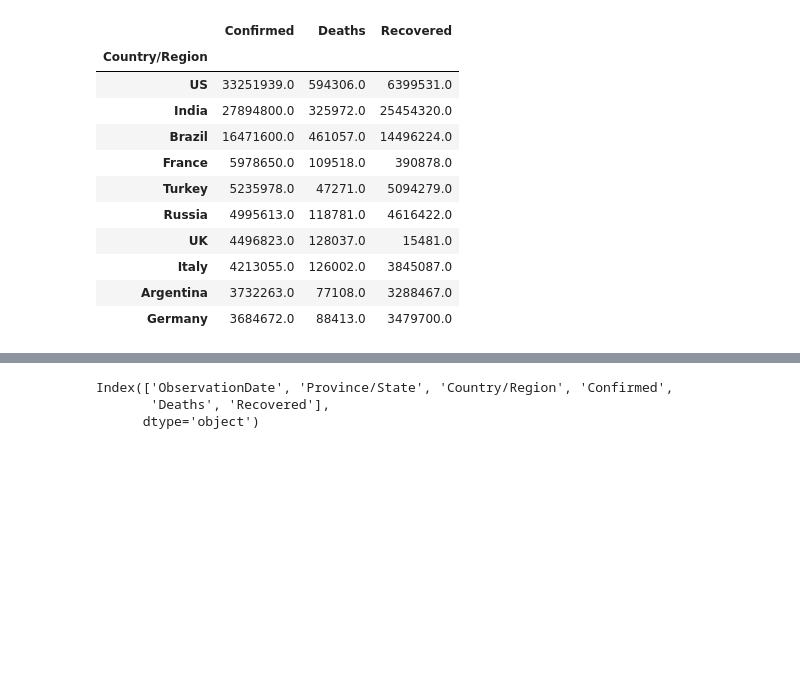
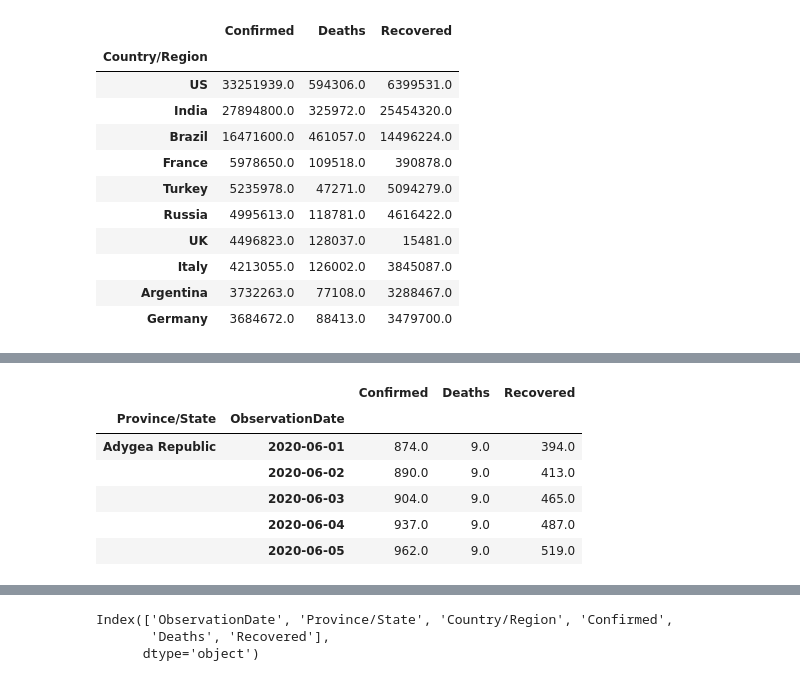
Before and after one commit to Swift-ya/data_analytics, a Jupyter notebook: 6_covid.ipynb, the cells around one changed output, grey strips where cells are left out. Cells and saved outputs as stored; diff of their text form; code cells hidden in the pictures; blank space fills up the shorter version.

```diff
--- a/6_covid.ipynb
+++ b/6_covid.ipynb
@@ -247,0 +291,12 @@ cpd_data.head(10)
+# %%
+# анализируем данные по россии
+ru_data = cpd_data.loc["Russia", :]
+ru_data.head()
+# %% [output]
+|  |  | Confirmed | Deaths | Recovered |
+| Province/State | ObservationDate |  |  |  |
+| Adygea Republic | 2020-06-01 | 874.0 | 9.0 | 394.0 |
+|  | 2020-06-02 | 890.0 | 9.0 | 413.0 |
+|  | 2020-06-03 | 904.0 | 9.0 | 465.0 |
+|  | 2020-06-04 | 937.0 | 9.0 | 487.0 |
+|  | 2020-06-05 | 962.0 | 9.0 | 519.0 |
```
Also changed, not shown: parts of 9 cells of this notebook, 3 other files.
